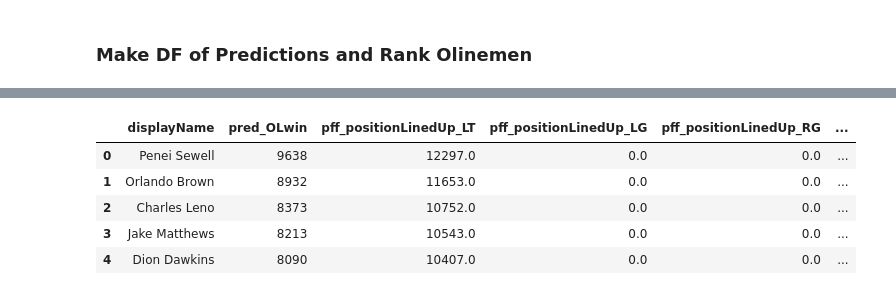
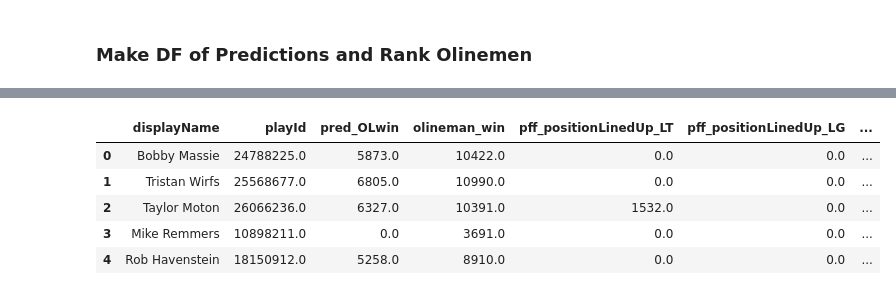
Before and after one commit to tramsay-deloitte/NFL-Data-Bowl-2023-Big-Time-Pass-Rush, a Jupyter notebook: Offensive_Lineman_Binary_Success_Classifier.ipynb, the cells around one changed output, grey strips where cells are left out. Drawn from its saved outputs; the diff is of its cells as text; code cells hidden in the pictures.

```diff
--- a/Offensive_Lineman_Binary_Success_Classifier.ipynb
+++ b/Offensive_Lineman_Binary_Success_Classifier.ipynb
@@ -255,9 +259,8 @@ weighted avg       0.94      0.88      0.89    336754
 ### Make DF of Predictions and Rank Olinemen
 # %%
 # Make WR win predictions a DF
-pred_OLwin = y_pred
+pred_OLwin = clf.predict(df2.drop([ 'displayName', 'playId', 'olineman_win'], axis = 1))
 pred_OLwin = pd.DataFrame(pred_OLwin, columns = ['pred_OLwin'])
-df3 = pred_OLwin.join(df['displayName'])
-df3 = df3.join(X)
+df3 = pd.concat([df2, pred_OLwin], axis = 1)
 df3.head()
 # %% [output]
@@ -271,5 +274,5 @@ df3.head()
 # %%
-df3 = df3[['pred_OLwin', 'displayName', 'pff_positionLinedUp_LT', 'pff_positionLinedUp_LG', 'pff_positionLinedUp_RG', 'pff_positionLinedUp_RT']]
+df3 = df3[['displayName', 'playId', 'pred_OLwin', 'olineman_win', 'pff_positionLinedUp_LT', 'pff_positionLinedUp_LG', 'pff_positionLinedUp_RG', 'pff_positionLinedUp_RT']]
 # %%
 df3.head()
 # %% [output]
@@ -282,19 +285,18 @@ df3.head()
-# %%
-df3 = df3.join(df.playId)
 # %%
 # top linemen
 average_win = df3.groupby(['displayName', 'playId']).mean('pred_OLwin').reset_index()
 num_wins = df3.groupby('displayName').sum('pred_OLwin').reset_index()
 best_OL = num_wins.sort_values(by = 'pred_OLwin', ascending = False).reset_index(drop = True)
-best_OL = best_OL.drop('playId', axis = 1)
+best_OL['WinOverExpected'] = best_OL['olineman_win']-best_OL['pred_OLwin']
+best_OL = best_OL.sort_values(by = 'WinOverExpected', ascending = False).reset_index(drop = True)
 # %%
-best_OL.head()
+best_OL.head(5)
 # %% [output]
-|  | displayName | pred_OLwin | pff_positionLinedUp_LT | pff_positionLinedUp_LG | pff_positionLinedUp_RG | ... |
-| 0 | Penei Sewell | 9638 | 12297.0 | 0.0 | 0.0 | ... |
-| 1 | Orlando Brown | 8932 | 11653.0 | 0.0 | 0.0 | ... |
-| 2 | Charles Leno | 8373 | 10752.0 | 0.0 | 0.0 | ... |
-| 3 | Jake Matthews | 8213 | 10543.0 | 0.0 | 0.0 | ... |
-| 4 | Dion Dawkins | 8090 | 10407.0 | 0.0 | 0.0 | ... |
+|  | displayName | playId | pred_OLwin | olineman_win | pff_positionLinedUp_LT | pff_positionLinedUp_LG | ... |
+| 0 | Bobby Massie | 24788225.0 | 5873.0 | 10422.0 | 0.0 | 0.0 | ... |
+| 1 | Tristan Wirfs | 25568677.0 | 6805.0 | 10990.0 | 0.0 | 0.0 | ... |
+| 2 | Taylor Moton | 26066236.0 | 6327.0 | 10391.0 | 1532.0 | 0.0 | ... |
+| 3 | Mike Remmers | 10898211.0 | 0.0 | 3691.0 | 0.0 | 0.0 | ... |
+| 4 | Rob Havenstein | 18150912.0 | 5258.0 | 8910.0 | 0.0 | 0.0 | ... |
 # %%
 best_OL.to_csv('best_OL.csv', index = False)
```
Also changed, not shown: parts of 13 cells of this notebook, 2 other files.
